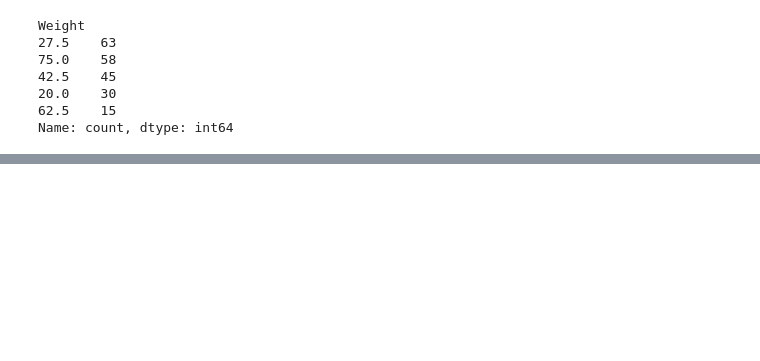
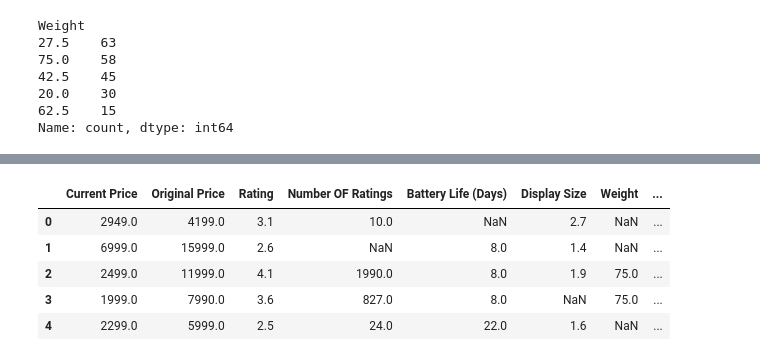
Before and after one commit to bhaveshsolanki159-codex/ML-mini-practice-Projects, a Jupyter notebook: Watch Price Predictions Improved Version/feature_engineering.ipynb, the cells around one changed output, grey strips where cells are left out. Cells and saved outputs as stored; diff of their text form; code cells hidden in the pictures; blank space fills up the shorter version.

```diff
--- a/Watch Price Predictions Improved Version/feature_engineering.ipynb
+++ b/Watch Price Predictions Improved Version/feature_engineering.ipynb
@@ -123,0 +202,9 @@ memory usage: 42.3+ KB
+# %%
+train_df[numerical_col].head()
+# %% [output]
+|  | Current Price | Original Price | Rating | Number OF Ratings | Battery Life (Days) | Display Size | Weight | ... |
+| 0 | 2949.0 | 4199.0 | 3.1 | 10.0 | NaN | 2.7 | NaN | ... |
+| 1 | 6999.0 | 15999.0 | 2.6 | NaN | 8.0 | 1.4 | NaN | ... |
+| 2 | 2499.0 | 11999.0 | 4.1 | 1990.0 | 8.0 | 1.9 | 75.0 | ... |
+| 3 | 1999.0 | 7990.0 | 3.6 | 827.0 | 8.0 | NaN | 75.0 | ... |
+| 4 | 2299.0 | 5999.0 | 2.5 | 24.0 | 22.0 | 1.6 | NaN | ... |
```
Also changed, not shown: parts of 23 cells of this notebook.
